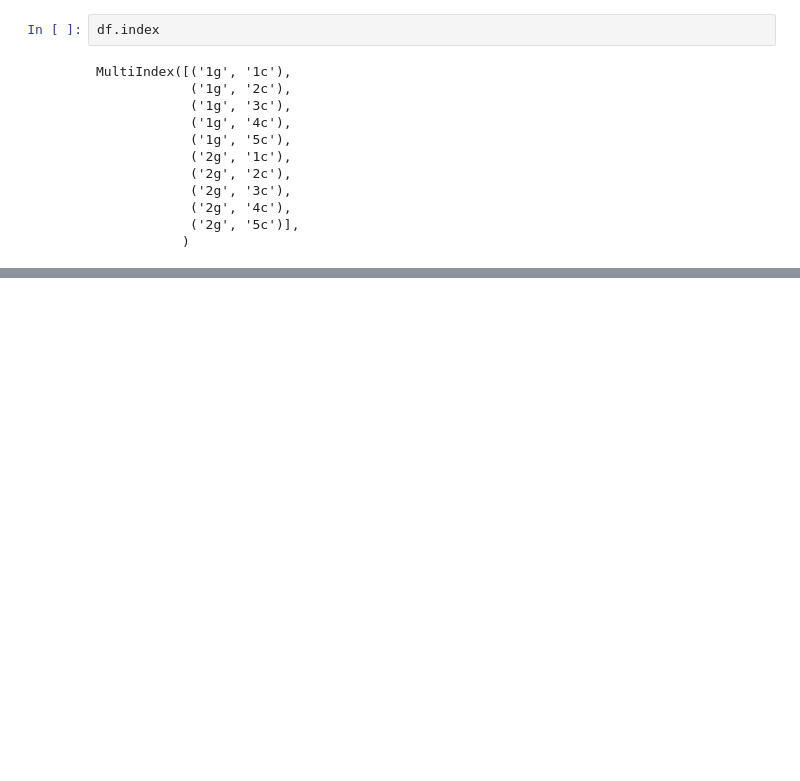
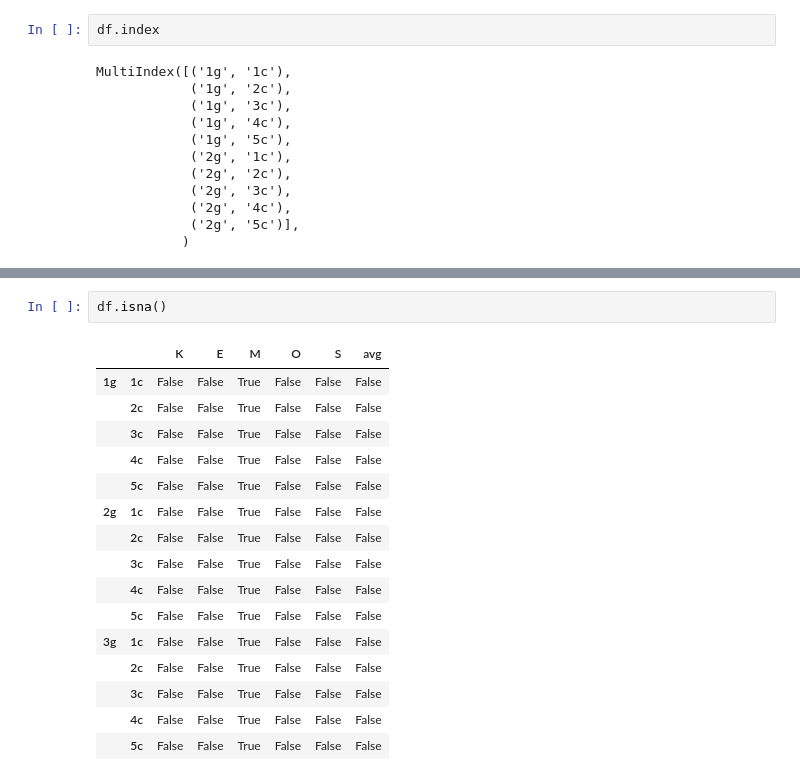
Before and after one commit to sunday00/lecture-master, a Jupyter notebook: facebook-clone/backend/dataframe_examples.ipynb, the cells around one changed output, grey strips where cells are left out. Drawn from its saved outputs; the diff is of its cells as text; blank space fills up the shorter version.

```diff
--- a/facebook-clone/backend/dataframe_examples.ipynb
+++ b/facebook-clone/backend/dataframe_examples.ipynb
@@ -315,0 +349,19 @@ df['K'].corr(df['O'])
+# %%
+df.isna()
+# %% [output]
+|  |  | K | E | M | O | S | avg |
+| 1g | 1c | False | False | True | False | False | False |
+|  | 2c | False | False | True | False | False | False |
+|  | 3c | False | False | True | False | False | False |
+|  | 4c | False | False | True | False | False | False |
+|  | 5c | False | False | True | False | False | False |
+| 2g | 1c | False | False | True | False | False | False |
+|  | 2c | False | False | True | False | False | False |
+|  | 3c | False | False | True | False | False | False |
+|  | 4c | False | False | True | False | False | False |
+|  | 5c | False | False | True | False | False | False |
+| 3g | 1c | False | False | True | False | False | False |
+|  | 2c | False | False | True | False | False | False |
+|  | 3c | False | False | True | False | False | False |
+|  | 4c | False | False | True | False | False | False |
+|  | 5c | False | False | True | False | False | False |
```
Also changed, not shown: parts of 25 cells of this notebook, 1 other file.
